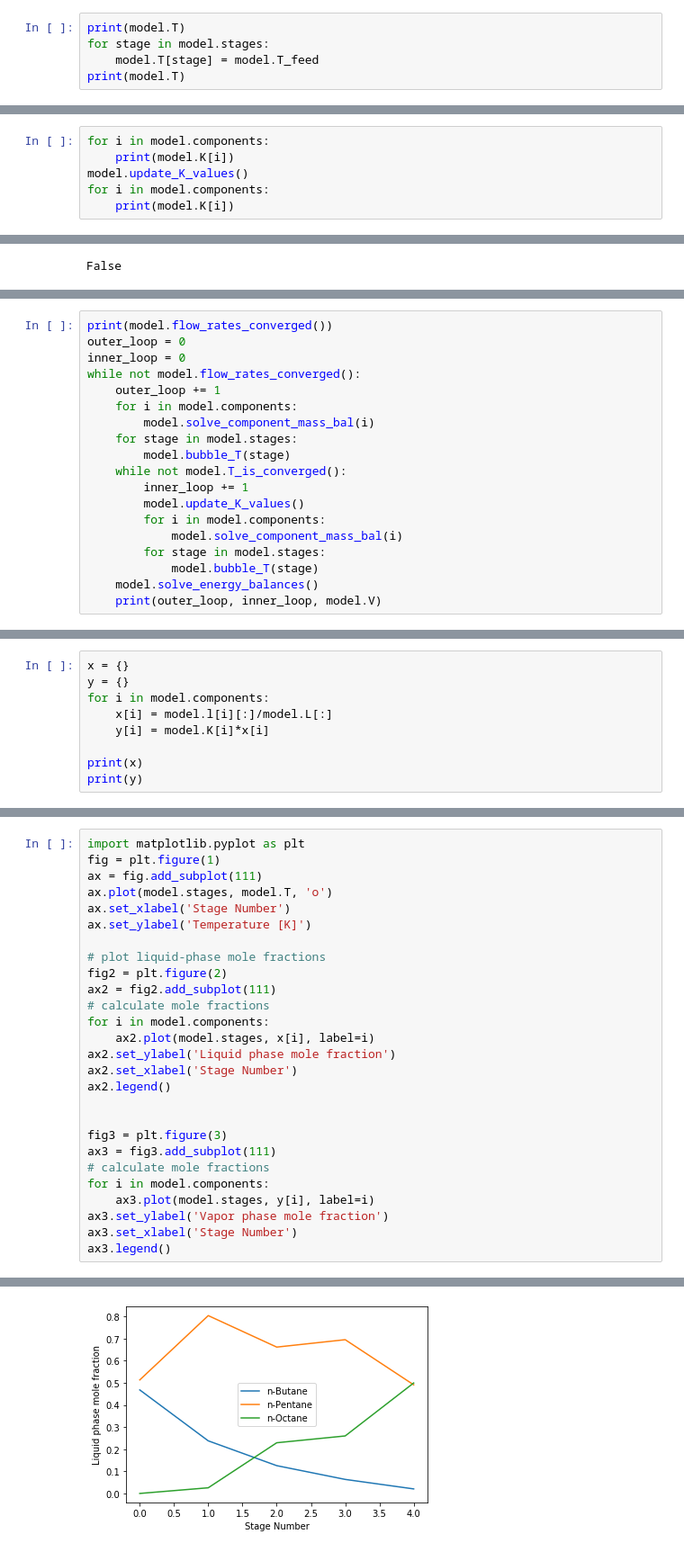
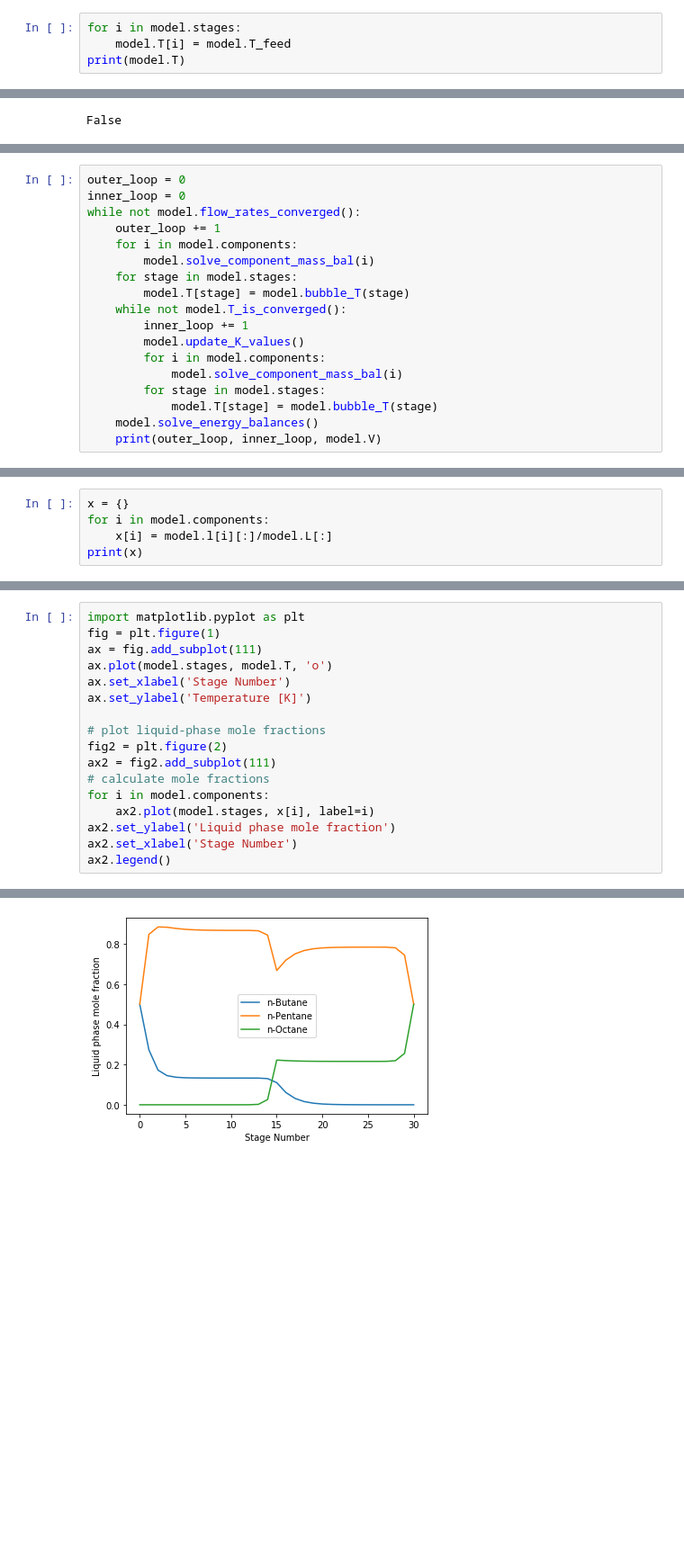
Before and after one commit to dejac001/distillation, a Jupyter notebook: tutorial.ipynb, the cells around one changed output, grey strips where cells are left out. Shown at 90% size. Drawn from its saved outputs; the diff is of its cells as text; blank space fills up the shorter version.

```diff
--- a/tutorial.ipynb
+++ b/tutorial.ipynb
@@ -38,8 +38,7 @@ print(model.T_feed)
 300.0
 325.9228553172105
 # %%
+for i in model.stages:
+    model.T[i] = model.T_feed
 print(model.T)
-for stage in model.stages:
-    model.T[stage] = model.T_feed
-print(model.T)
 # %% [output]
@@ -59,6 +68,0 @@ print(model.V)
-# %%
-for i in model.components:
-    print(model.K[i])
-model.update_K_values()
-for i in model.components:
-    print(model.K[i])
@@ -121,5 +179,4 @@ print(model.V)
 # %%
-print(model.flow_rates_converged())
 outer_loop = 0
 inner_loop = 0
 while not model.flow_rates_converged():
@@ -127,14 +184,14 @@ while not model.flow_rates_converged():
     for i in model.components:
         model.solve_component_mass_bal(i)
     for stage in model.stages:
-        model.bubble_T(stage)
+        model.T[stage] = model.bubble_T(stage)
     while not model.T_is_converged():
         inner_loop += 1
         model.update_K_values()
         for i in model.components:
             model.solve_component_mass_bal(i)
         for stage in model.stages:
-            model.bubble_T(stage)
+            model.T[stage] = model.bubble_T(stage)
     model.solve_energy_balances()
     print(outer_loop, inner_loop, model.V)
 # %% [output]
@@ -151,10 +215,6 @@ False
 # %%
 x = {}
-y = {}
 for i in model.components:
     x[i] = model.l[i][:]/model.L[:]
-    y[i] = model.K[i]*x[i]
-
 print(x)
-print(y)
 # %% [output]
@@ -178,15 +252,5 @@ for i in model.components:
 ax2.set_ylabel('Liquid phase mole fraction')
 ax2.set_xlabel('Stage Number')
 ax2.legend()
-
-
-fig3 = plt.figure(3)
-ax3 = fig3.add_subplot(111)
-# calculate mole fractions
-for i in model.components:
-    ax3.plot(model.stages, y[i], label=i)
-ax3.set_ylabel('Vapor phase mole fraction')
-ax3.set_xlabel('Stage Number')
-ax3.legend()
 # %% [output]
 <matplotlib.legend.Legend at 0x...>
@@ -194 +258 @@ ax3.legend()
-[figure, old version]
+[figure, new version]
```
Also changed, not shown: parts of 13 cells of this notebook.
